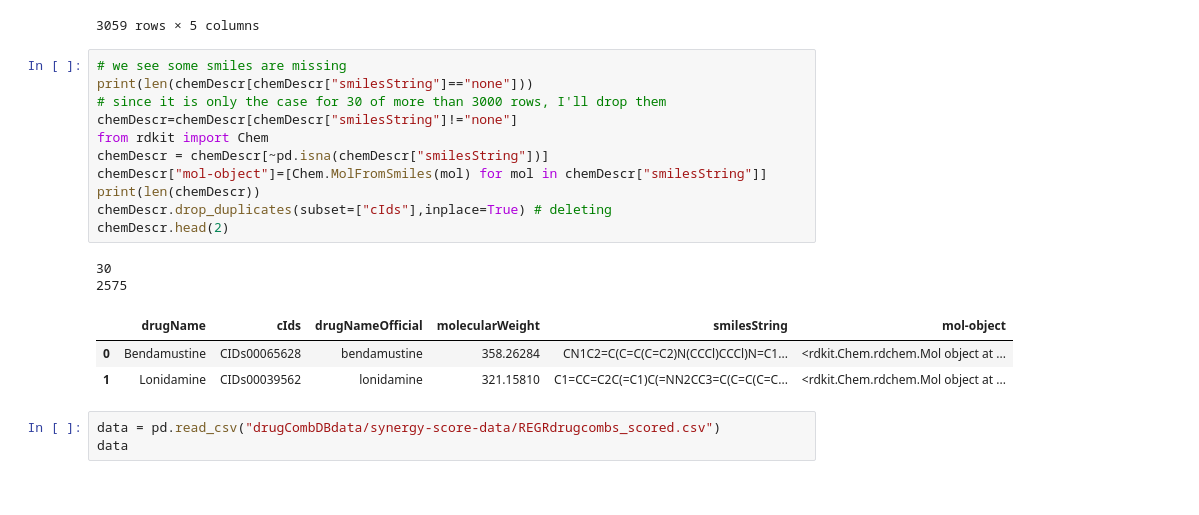
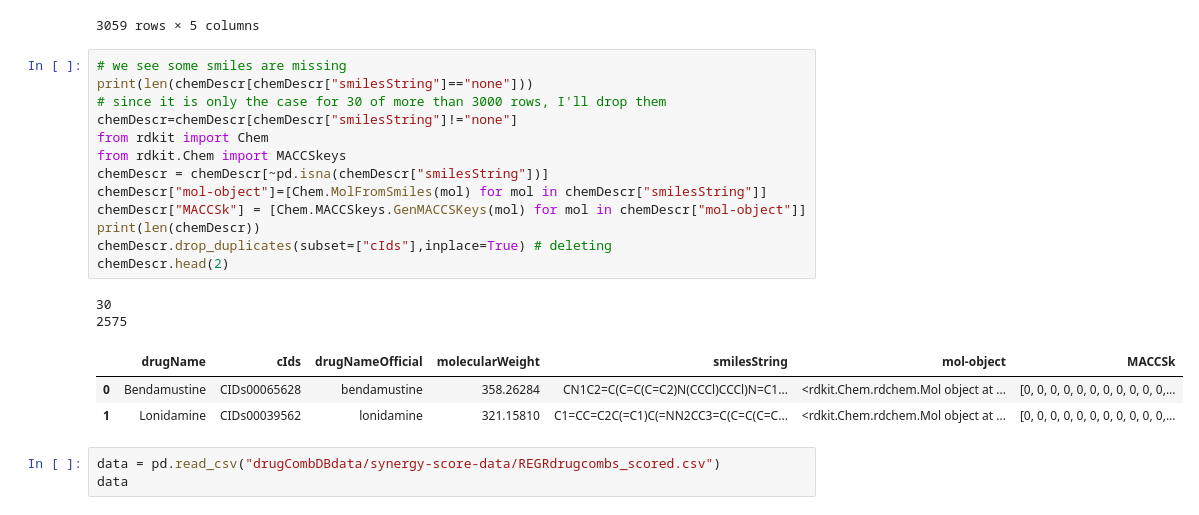
Before and after one commit to stefanhuber1510/marbleProject, a Jupyter notebook: firstOwnRegression.ipynb, the cells around one changed output. Cells and saved outputs as stored; diff of their text form.

```diff
--- a/firstOwnRegression.ipynb
+++ b/firstOwnRegression.ipynb
@@ -33,20 +33,22 @@ chemDescr
 # %%
 # we see some smiles are missing
 print(len(chemDescr[chemDescr["smilesString"]=="none"]))
 # since it is only the case for 30 of more than 3000 rows, I'll drop them
 chemDescr=chemDescr[chemDescr["smilesString"]!="none"]
 from rdkit import Chem
+from rdkit.Chem import MACCSkeys
 chemDescr = chemDescr[~pd.isna(chemDescr["smilesString"])]
 chemDescr["mol-object"]=[Chem.MolFromSmiles(mol) for mol in chemDescr["smilesString"]]
+chemDescr["MACCSk"] = [Chem.MACCSkeys.GenMACCSKeys(mol) for mol in chemDescr["mol-object"]]
 print(len(chemDescr))
 chemDescr.drop_duplicates(subset=["cIds"],inplace=True) # deleting
 chemDescr.head(2)
 # %% [output]
 30
 2575
-|  | drugName | cIds | drugNameOfficial | molecularWeight | smilesString | mol-object |
-| 0 | Bendamustine | CIDs00065628 | bendamustine | 358.26284 | CN1C2=C(C=C(C=C2)N(CCCl)CCCl)N=C1... | <rdkit.Chem.rdchem.Mol object at ... |
-| 1 | Lonidamine | CIDs00039562 | lonidamine | 321.15810 | C1=CC=C2C(=C1)C(=NN2CC3=C(C=C(C=C... | <rdkit.Chem.rdchem.Mol object at ... |
+|  | drugName | cIds | drugNameOfficial | molecularWeight | smilesString | mol-object | MACCSk |
+| 0 | Bendamustine | CIDs00065628 | bendamustine | 358.26284 | CN1C2=C(C=C(C=C2)N(CCCl)CCCl)N=C1... | <rdkit.Chem.rdchem.Mol object at ... | [0, 0, 0, 0, 0, 0, 0, 0, 0, 0, 0,... |
+| 1 | Lonidamine | CIDs00039562 | lonidamine | 321.15810 | C1=CC=C2C(=C1)C(=NN2CC3=C(C=C(C=C... | <rdkit.Chem.rdchem.Mol object at ... | [0, 0, 0, 0, 0, 0, 0, 0, 0, 0, 0,... |
 # %%
 data = pd.read_csv("drugCombDBdata/synergy-score-data/REGRdrugcombs_scored.csv")
 data
```
Also changed, not shown: parts of 19 cells of this notebook.
